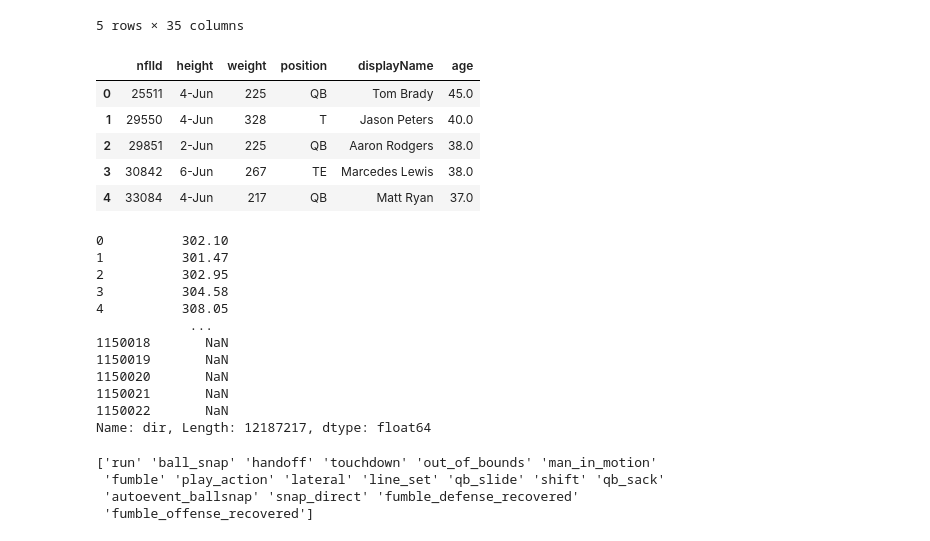
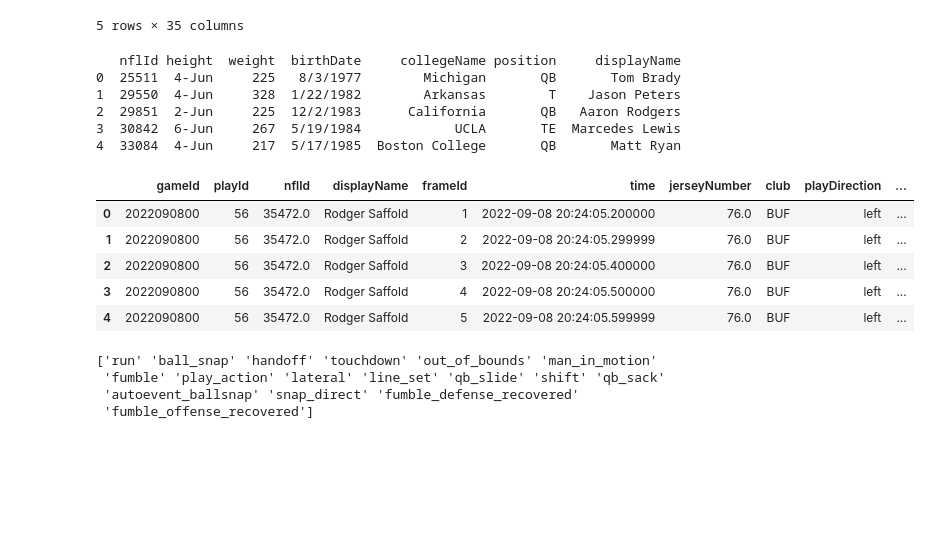
Before and after one commit to ashrithanumala/nfldatabowl2024, a Jupyter notebook: codemonkeynfl.ipynb, the cells around one changed output. Saved outputs shown, nothing was run; the diff lists cells and outputs as text; code cells hidden in the pictures; blank space fills up the shorter version.

```diff
--- a/codemonkeynfl.ipynb
+++ b/codemonkeynfl.ipynb
@@ -87,19 +90,19 @@ plays.head()
 5 rows × 35 columns
 # %%
 players = pd.read_csv("players.csv")
+print(players.head())
 players['birthDate'] = pd.to_datetime(players['birthDate'])
 reference_date = dt(2022, 9, 8)
 players['age'] = players['birthDate'].apply(lambda x: reference_date.year - x.year - ((reference_date.month, reference_date.day) < (x.month, x.day)))
 players.drop('birthDate', axis = 1, inplace=True)
 players.drop('collegeName', axis = 1, inplace=True)
-players.head()
 # %% [output]
-|  | nflId | height | weight | position | displayName | age |
-| 0 | 25511 | 4-Jun | 225 | QB | Tom Brady | 45.0 |
-| 1 | 29550 | 4-Jun | 328 | T | Jason Peters | 40.0 |
-| 2 | 29851 | 2-Jun | 225 | QB | Aaron Rodgers | 38.0 |
-| 3 | 30842 | 6-Jun | 267 | TE | Marcedes Lewis | 38.0 |
-| 4 | 33084 | 4-Jun | 217 | QB | Matt Ryan | 37.0 |
+   nflId height  weight  birthDate     collegeName position     displayName
+0  25511  4-Jun     225   8/3/1977        Michigan       QB       Tom Brady
+1  29550  4-Jun     328  1/22/1982        Arkansas        T    Jason Peters
+2  29851  2-Jun     225  12/2/1983      California       QB   Aaron Rodgers
+3  30842  6-Jun     267  5/19/1984            UCLA       TE  Marcedes Lewis
+4  33084  4-Jun     217  5/17/1985  Boston College       QB       Matt Ryan
 # %%
 tackles = pd.read_csv("tackles.csv")
 tackles.head()
@@ -117,22 +120,17 @@ w8 = pd.read_csv("tracking_week_8.csv")
 w9 = pd.read_csv("tracking_week_9.csv")
 # %%
 all_weeks = pd.concat([w1, w2, w3, w4, w5, w6, w7, w8, w9])
+# all_weeks.head()
+all_weeks['o'] = all_weeks['o'].apply(lambda theta: ((360 - theta) + 90) % 360)
+all_weeks['dir'] = all_weeks['dir'].apply(lambda theta: ((360 - theta) + 90) % 360)
 all_weeks.head()
-all_weeks['o'].apply(lambda theta: ((360 - theta) + 90) % 360)
-all_weeks['dir'].apply(lambda theta: ((360 - theta) + 90) % 360)
 # %% [output]
-0          302.10
-1          301.47
-2          302.95
-3          304.58
-4          308.05
-            ...
-1150018       NaN
-1150019       NaN
-1150020       NaN
-1150021       NaN
-1150022       NaN
-Name: dir, Length: 12187217, dtype: float64
+|  | gameId | playId | nflId | displayName | frameId | time | jerseyNumber | club | playDirection | ... |
+| 0 | 2022090800 | 56 | 35472.0 | Rodger Saffold | 1 | 2022-09-08 20:24:05.200000 | 76.0 | BUF | left | ... |
+| 1 | 2022090800 | 56 | 35472.0 | Rodger Saffold | 2 | 2022-09-08 20:24:05.299999 | 76.0 | BUF | left | ... |
+| 2 | 2022090800 | 56 | 35472.0 | Rodger Saffold | 3 | 2022-09-08 20:24:05.400000 | 76.0 | BUF | left | ... |
+| 3 | 2022090800 | 56 | 35472.0 | Rodger Saffold | 4 | 2022-09-08 20:24:05.500000 | 76.0 | BUF | left | ... |
+| 4 | 2022090800 | 56 | 35472.0 | Rodger Saffold | 5 | 2022-09-08 20:24:05.599999 | 76.0 | BUF | left | ... |
 # %%
 # want ballcarrier data for each play
 # player name, player id, gameid, playid, x, y, s, etc. for all the moments that they have recieved the ball from the qb
```
Also changed, not shown: parts of 20 cells of this notebook.
